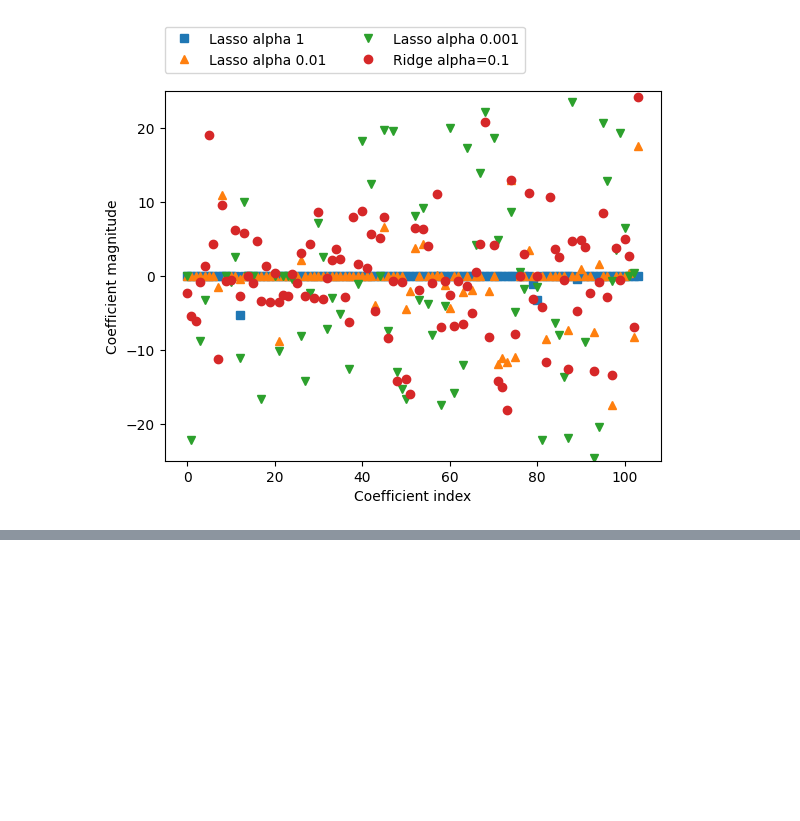
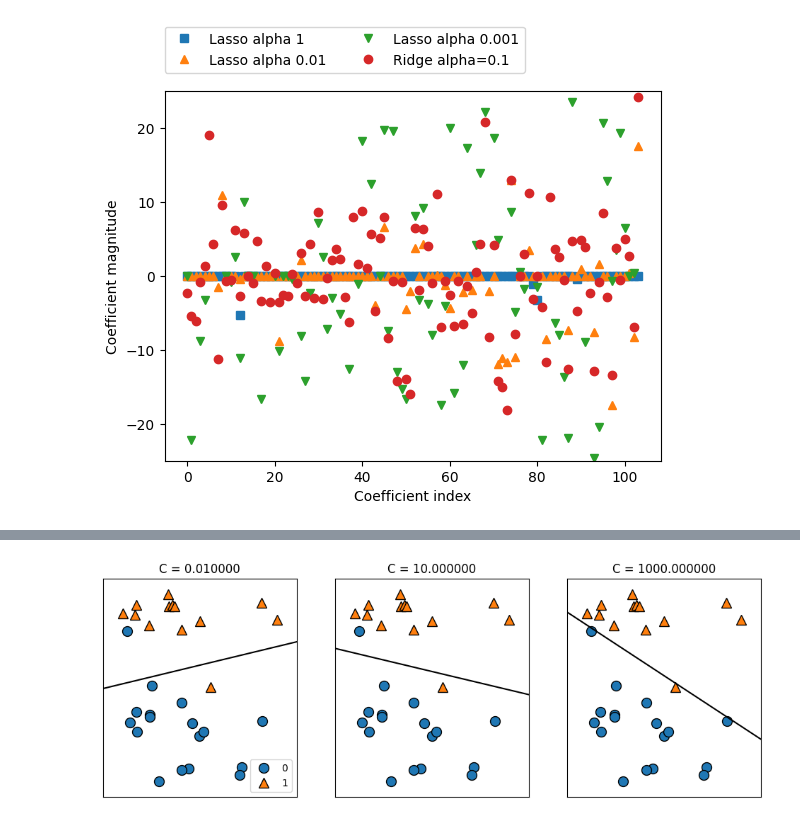
Before and after one commit to shadabansari011/intro-to-ml-with-python, a Jupyter notebook: Chapter -2/03_LinearModel.ipynb, the cells around one changed output, grey strips where cells are left out. Drawn from its saved outputs; the diff is of its cells as text; code cells hidden in the pictures; blank space fills up the shorter version.

```diff
--- a/Chapter -2/03_LinearModel.ipynb
+++ b/Chapter -2/03_LinearModel.ipynb
@@ -166,0 +192,4 @@ Text(0, 0.5, 'Coefficient magnitude')
+# %%
+mglearn.plots.plot_linear_svc_regularization()
+# %% [output]
+[figure, added]
```
Also changed, not shown: parts of 6 cells of this notebook.
